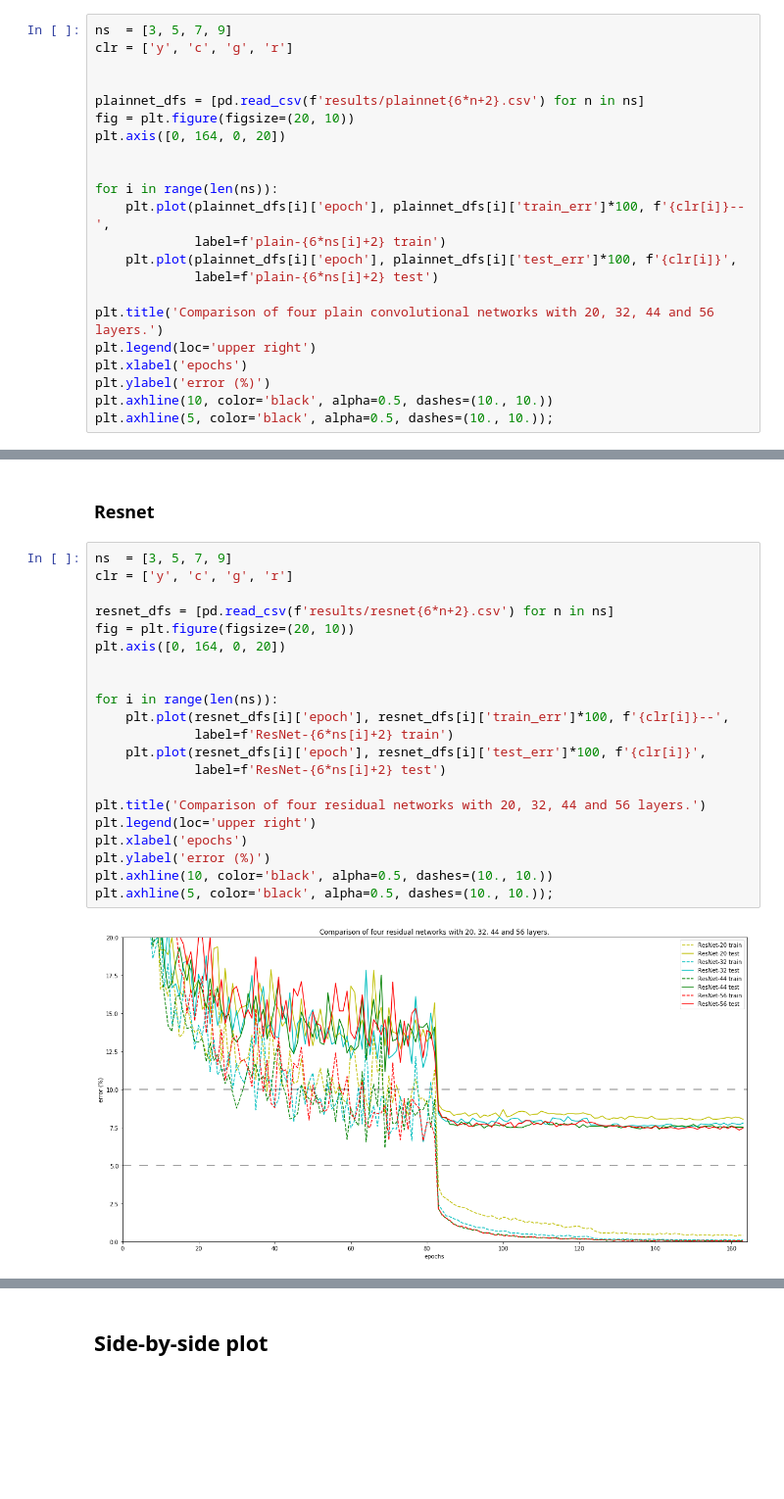
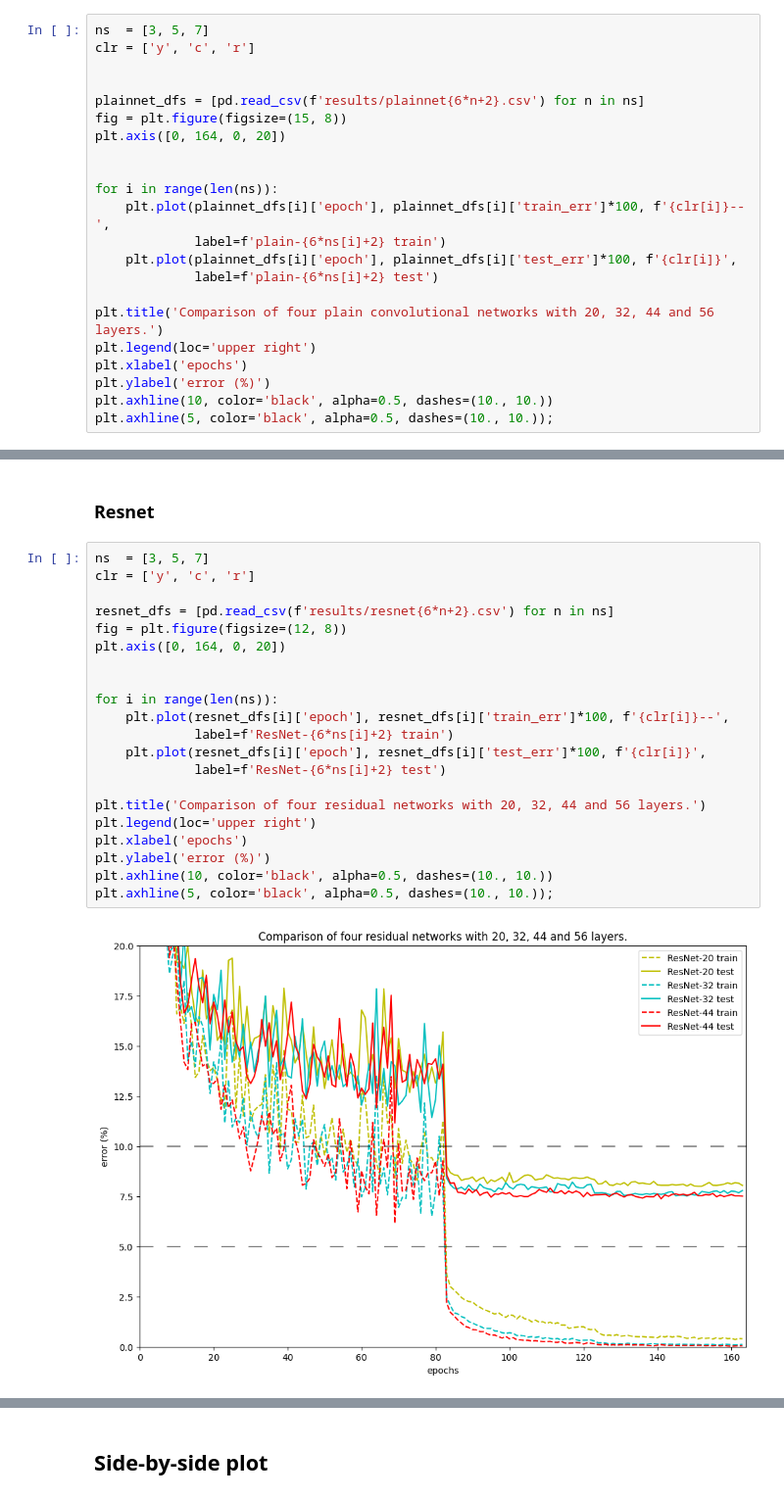
Before and after one commit to mcarnival/resnet, a Jupyter notebook: main_v1.ipynb, the cells around one changed output, grey strips where cells are left out. Shown at 98% size. Saved outputs shown, nothing was run; the diff lists cells and outputs as text; blank space fills up the shorter version.

```diff
--- a/main_v1.ipynb
+++ b/main_v1.ipynb
@@ -377,12 +384,12 @@ OrderedDict([('convIn.weight', tensor([[[[-1.4517e-03, -1.1860e-02, -5.1398e-03]
 
 First we compare the performance of 'plain' convolutional networks of various depths. This corresponds to the left-hand axis of Figure. 6 in the paper.
 # %%
-ns  = [3, 5, 7, 9]
-clr = ['y', 'c', 'g', 'r']
+ns  = [3, 5, 7]
+clr = ['y', 'c', 'r']
 
 
 plainnet_dfs = [pd.read_csv(f'results/plainnet{6*n+2}.csv') for n in ns]
-fig = plt.figure(figsize=(20, 10))
+fig = plt.figure(figsize=(15, 8))
 plt.axis([0, 164, 0, 20])
 
 
@@ -414,28 +420,28 @@ display(bests_df[['model', 'test_err']])
 # %% [markdown]
 ### Resnet
 # %%
-ns  = [3, 5, 7, 9]
-clr = ['y', 'c', 'g', 'r']
+ns  = [3, 5, 7]
+clr = ['y', 'c', 'r']
 
 resnet_dfs = [pd.read_csv(f'results/resnet{6*n+2}.csv') for n in ns]
-fig = plt.figure(figsize=(20, 10))
+fig = plt.figure(figsize=(12, 8))
 plt.axis([0, 164, 0, 20])
 
 
 for i in range(len(ns)):
     plt.plot(resnet_dfs[i]['epoch'], resnet_dfs[i]['train_err']*100, f'{clr[i]}--',
              label=f'ResNet-{6*ns[i]+2} train')
     plt.plot(resnet_dfs[i]['epoch'], resnet_dfs[i]['test_err']*100, f'{clr[i]}',
              label=f'ResNet-{6*ns[i]+2} test')
 
 plt.title('Comparison of four residual networks with 20, 32, 44 and 56 layers.')
 plt.legend(loc='upper right')
 plt.xlabel('epochs')
 plt.ylabel('error (%)')
 plt.axhline(10, color='black', alpha=0.5, dashes=(10., 10.))
 plt.axhline(5, color='black', alpha=0.5, dashes=(10., 10.));
 # %% [output]
-[figure, old version]
+[figure, new version]
 # %%
 bests = [df[df['test_err'] == df['test_err'].min()].iloc[0] for df in resnet_dfs]
 bests_df= pd.concat(bests, axis=1).T
```
Also changed, not shown: parts of 10 cells of this notebook.
